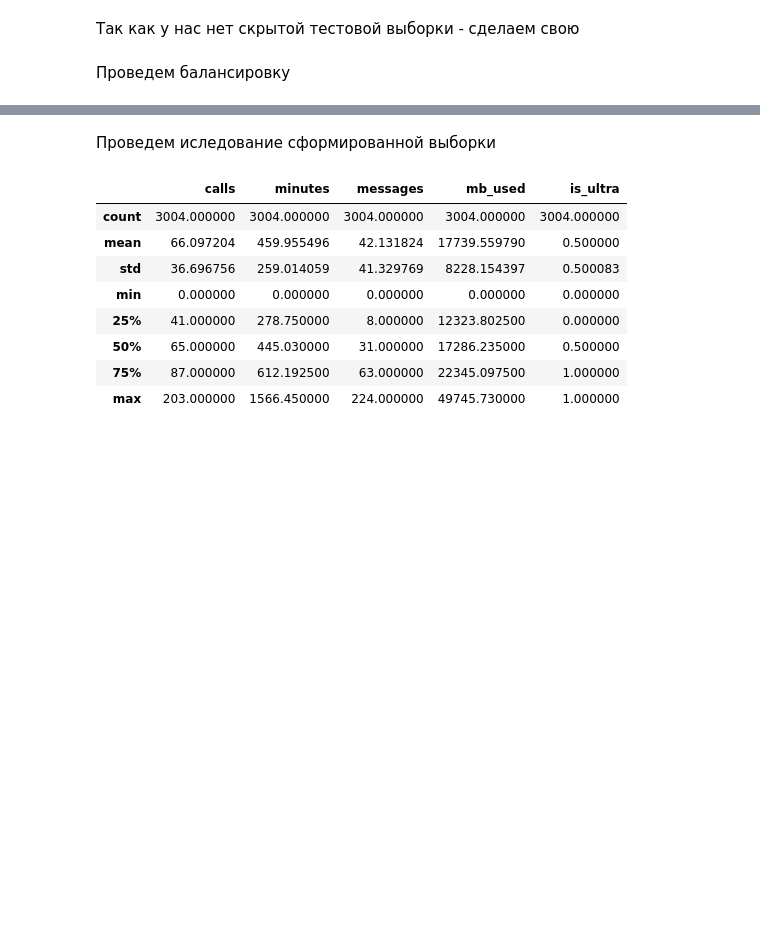
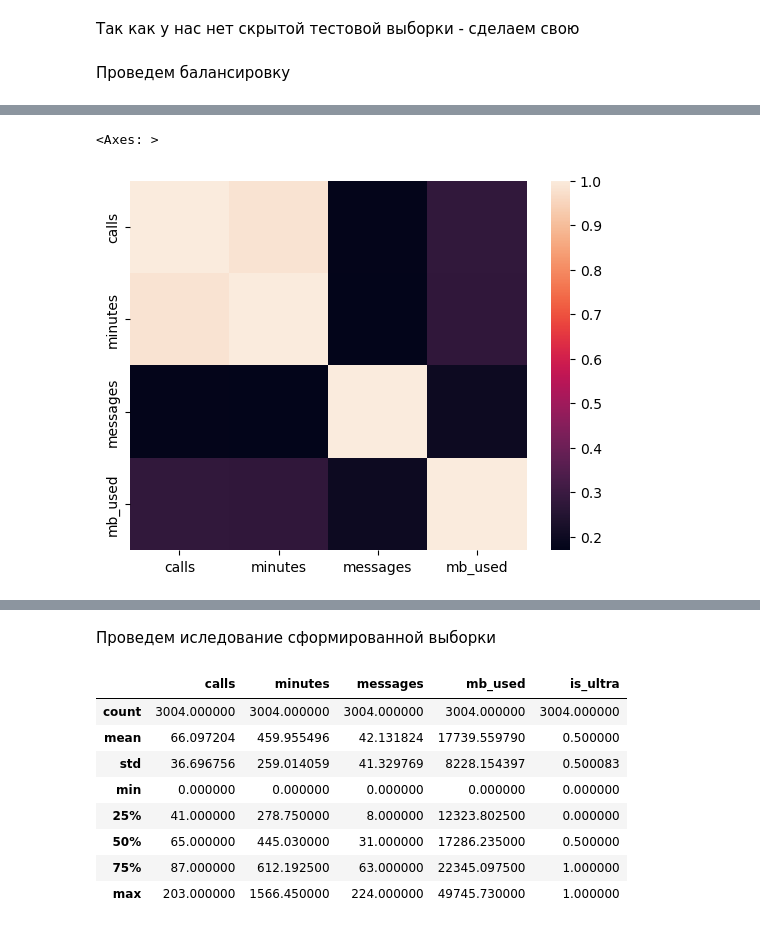
Before and after one commit to Gvozdyara/ml-tariff-classification, a Jupyter notebook: prediction_mobile_tariffs.ipynb, the cells around one changed output, grey strips where cells are left out. Drawn from its saved outputs; the diff is of its cells as text; code cells hidden in the pictures; blank space fills up the shorter version.

```diff
--- a/prediction_mobile_tariffs.ipynb
+++ b/prediction_mobile_tariffs.ipynb
@@ -131,0 +202,7 @@ y_balanced = y_train
+# %%
+import seaborn as sns
+
+sns.heatmap(X_balanced.corr())
+# %% [output]
+<Axes: >
+[figure, added]
```
Also changed, not shown: parts of 27 cells of this notebook.
